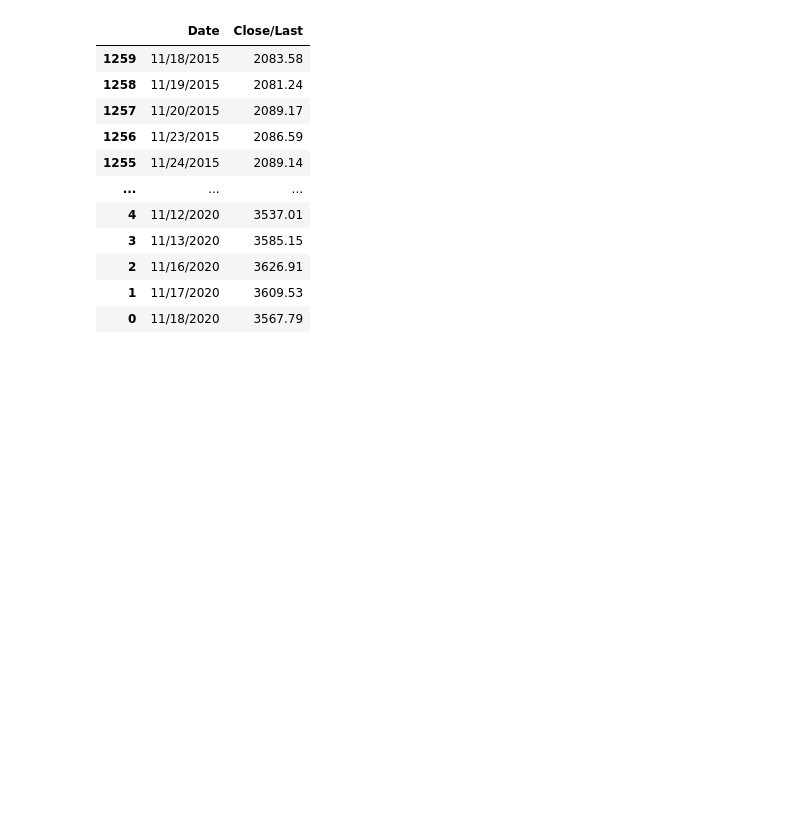
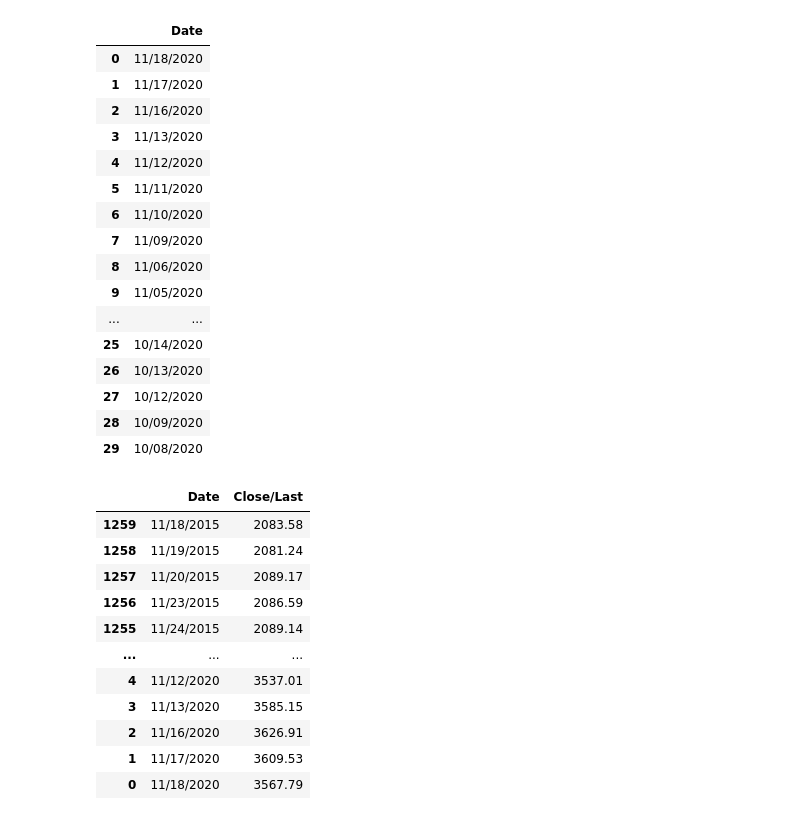
Before and after one commit to Falcon-d/Final-Project, a Jupyter notebook: Stocks_Model.ipynb, the cells around one changed output. Drawn from its saved outputs; the diff is of its cells as text; code cells hidden in the pictures; blank space fills up the shorter version.

```diff
--- a/Untitled1.ipynb
+++ b/Stocks_Model.ipynb
@@ -24,3 +16,31 @@ dtype: object
+# %%
+sp_df = stock_df
+
+date = sp_df['Date']
+
+date = date[:30]
+
+date = pd.DataFrame(date)
+
+date
+# %% [output]
+|  | Date |
+| 0 | 11/18/2020 |
+| 1 | 11/17/2020 |
+| 2 | 11/16/2020 |
+| 3 | 11/13/2020 |
+| 4 | 11/12/2020 |
+| 5 | 11/11/2020 |
+| 6 | 11/10/2020 |
+| 7 | 11/09/2020 |
+| 8 | 11/06/2020 |
+| 9 | 11/05/2020 |
+| ... | ... |
+| 25 | 10/14/2020 |
+| 26 | 10/13/2020 |
+| 27 | 10/12/2020 |
+| 28 | 10/09/2020 |
+| 29 | 10/08/2020 |
 # %%
 stock_df = stock_df.drop(columns = [' Volume', ' Open', ' High', ' Low'])
 
```
Also changed, not shown: parts of 4 cells of this notebook, 1 other file.
